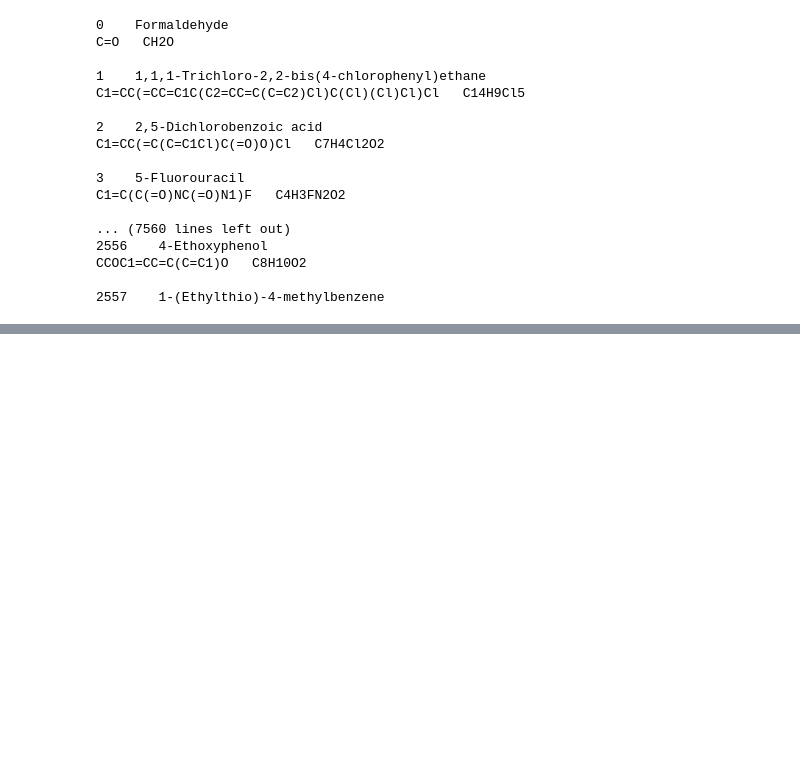
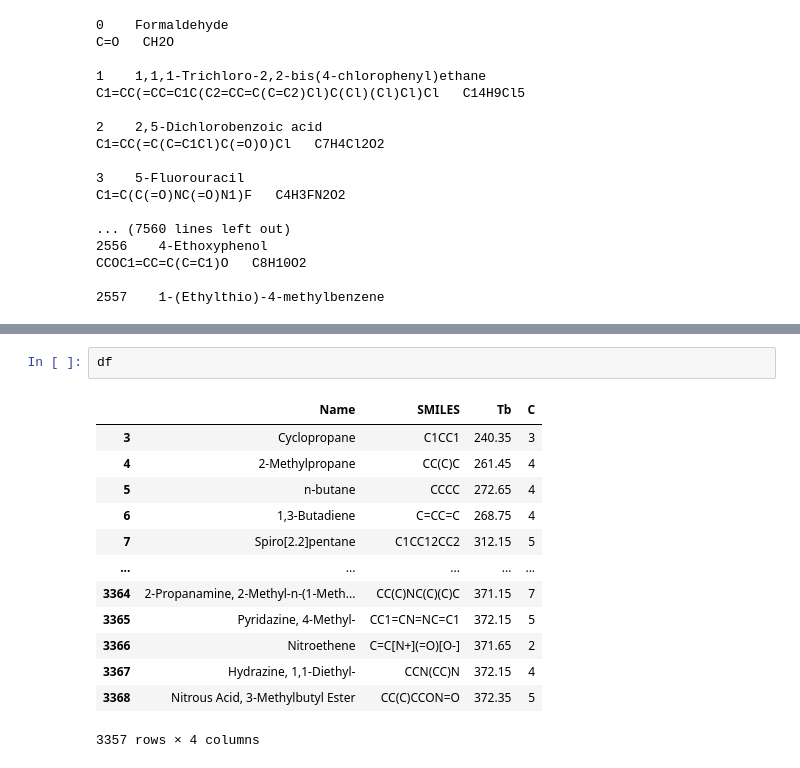
Before and after one commit to Sawahiko/SMILE_to_Feature, a Jupyter notebook: Github_DB_Chemical.ipynb, the cells around one changed output, grey strips where cells are left out. Cells and saved outputs as stored; diff of their text form; blank space fills up the shorter version.

```diff
--- a/Github_DB_Chemical.ipynb
+++ b/Github_DB_Chemical.ipynb
@@ -245,0 +282,16 @@ CCOC1=CC=C(C=C1)O   C8H10O2
+# %%
+df
+# %% [output]
+|  | Name | SMILES | Tb | C |
+| 3 | Cyclopropane | C1CC1 | 240.35 | 3 |
+| 4 | 2-Methylpropane | CC(C)C | 261.45 | 4 |
+| 5 | n-butane | CCCC | 272.65 | 4 |
+| 6 | 1,3-Butadiene | C=CC=C | 268.75 | 4 |
+| 7 | Spiro[2.2]pentane | C1CC12CC2 | 312.15 | 5 |
+| ... | ... | ... | ... | ... |
+| 3364 | 2-Propanamine, 2-Methyl-n-(1-Meth... | CC(C)NC(C)(C)C | 371.15 | 7 |
+| 3365 | Pyridazine, 4-Methyl- | CC1=CN=NC=C1 | 372.15 | 5 |
+| 3366 | Nitroethene | C=C[N+](=O)[O-] | 371.65 | 2 |
+| 3367 | Hydrazine, 1,1-Diethyl- | CCN(CC)N | 372.15 | 4 |
+| 3368 | Nitrous Acid, 3-Methylbutyl Ester | CC(C)CCON=O | 372.35 | 5 |
+3357 rows × 4 columns
```
Also changed, not shown: parts of 3 cells of this notebook.
